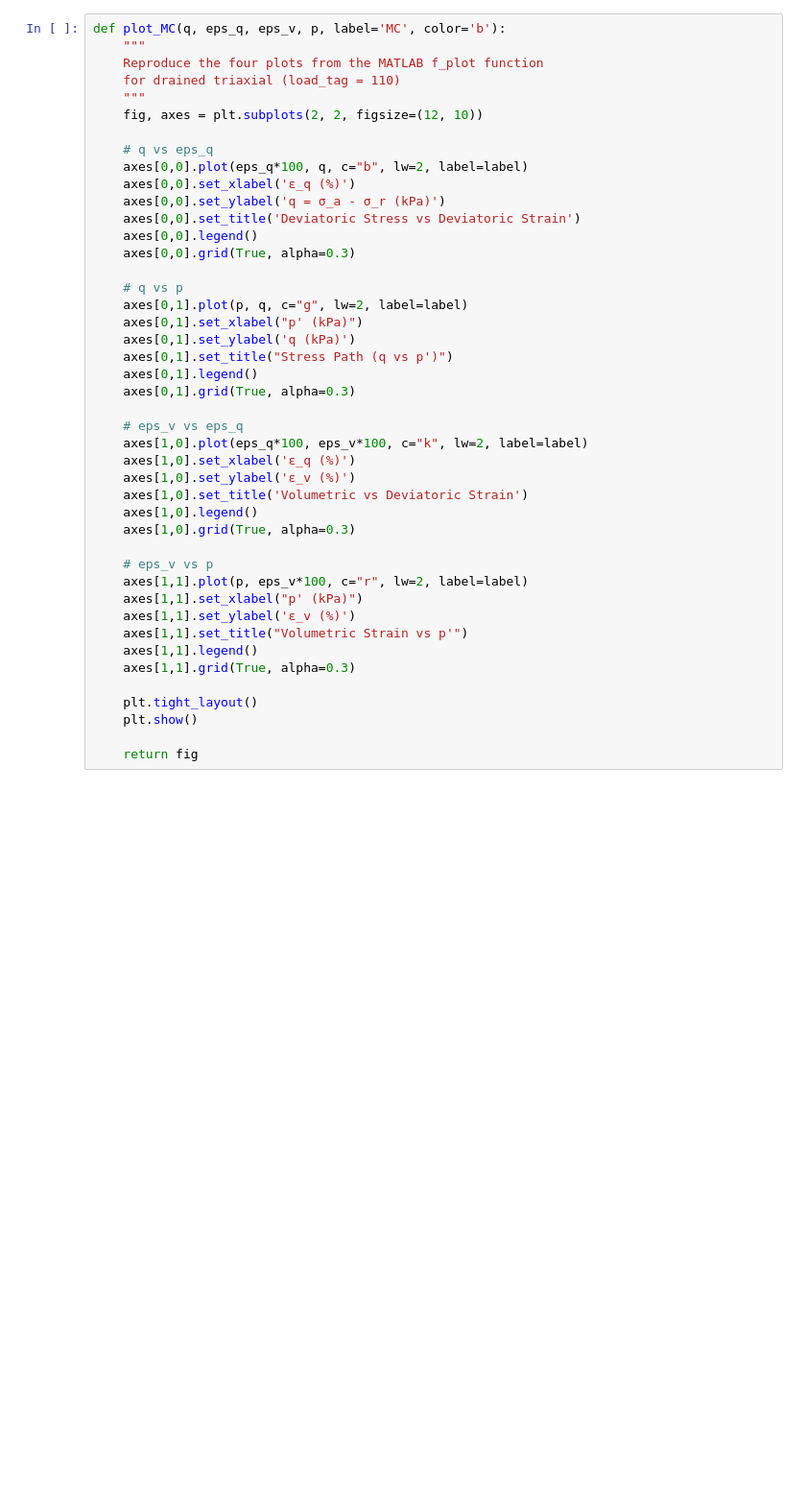
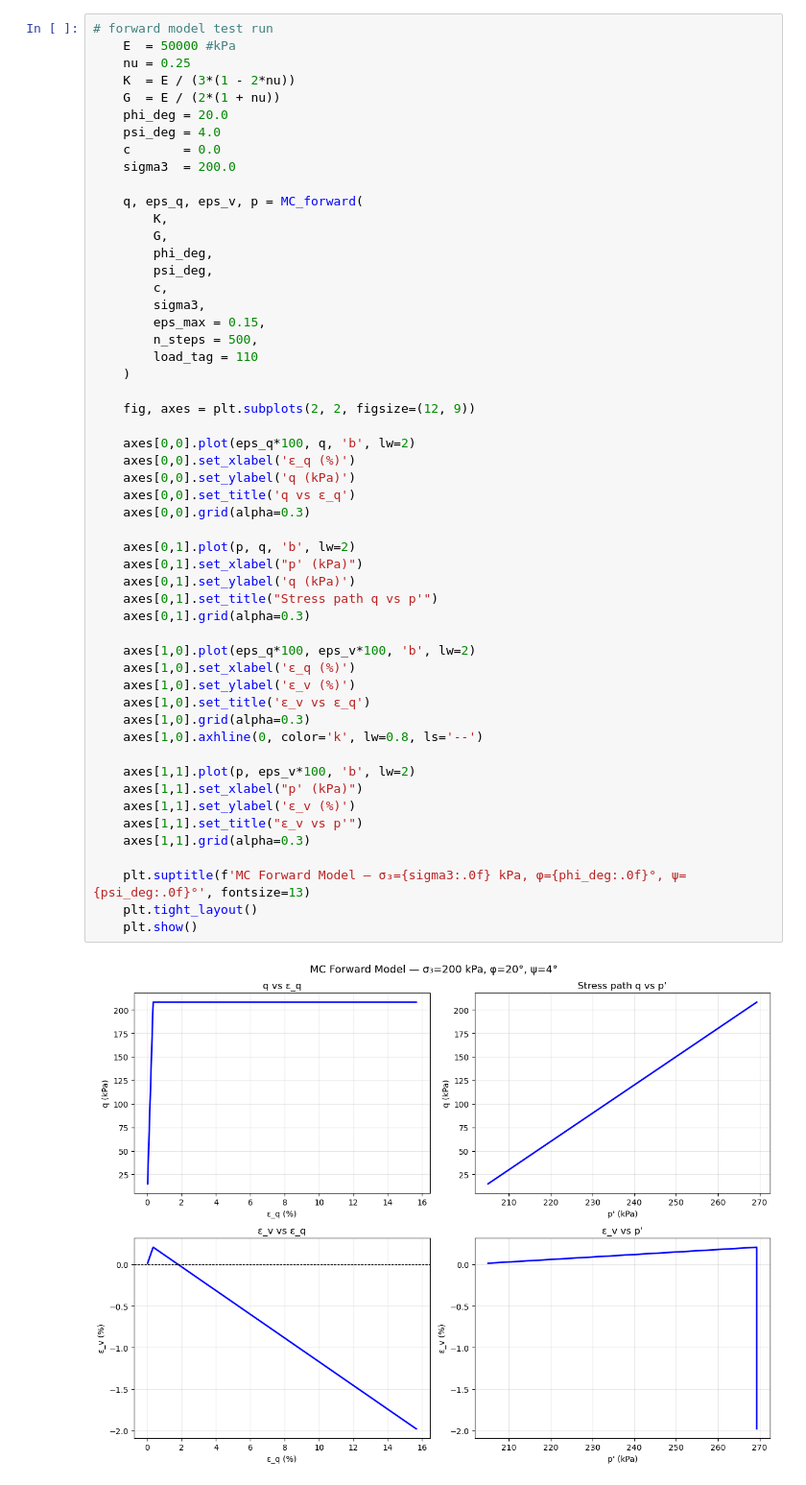
Before and after one commit to lambertnguyen-git/Constitutive-Soil-Models-Inversion-and-Neural-Networks, a Jupyter notebook: ConstitutiveModel_Inversion.ipynb, the cells around one changed output. Shown at 96% size. Saved outputs shown, nothing was run; the diff lists cells and outputs as text; blank space fills up the shorter version.

```diff
--- a/ConstitutiveModel_Inversion.ipynb
+++ b/ConstitutiveModel_Inversion.ipynb
@@ -316,44 +8,55 @@ def MC_forward(K, G, phi_deg, psi_deg, c, sigma3, eps_max=0.25, n_steps=1000):
 # %%
-def plot_MC(q, eps_q, eps_v, p, label='MC', color='b'):
-    """
-    Reproduce the four plots from the MATLAB f_plot function
-    for drained triaxial (load_tag = 110)
-    """
-    fig, axes = plt.subplots(2, 2, figsize=(12, 10))
+# forward model test run
+    E  = 50000 #kPa
+    nu = 0.25
+    K  = E / (3*(1 - 2*nu))
+    G  = E / (2*(1 + nu))
+    phi_deg = 20.0
+    psi_deg = 4.0
+    c       = 0.0
+    sigma3  = 200.0
 
-    # q vs eps_q
-    axes[0,0].plot(eps_q*100, q, c="b", lw=2, label=label)
+    q, eps_q, eps_v, p = MC_forward(
+        K,
+        G,
+        phi_deg,
+        psi_deg,
+        c,
+        sigma3,
+        eps_max = 0.15,
+        n_steps = 500,
+        load_tag = 110
+    )
+
+    fig, axes = plt.subplots(2, 2, figsize=(12, 9))
+
+    axes[0,0].plot(eps_q*100, q, 'b', lw=2)
     axes[0,0].set_xlabel('ε_q (%)')
-    axes[0,0].set_ylabel('q = σ_a - σ_r (kPa)')
-    axes[0,0].set_title('Deviatoric Stress vs Deviatoric Strain')
-    axes[0,0].legend()
-    axes[0,0].grid(True, alpha=0.3)
+    axes[0,0].set_ylabel('q (kPa)')
+    axes[0,0].set_title('q vs ε_q')
+    axes[0,0].grid(alpha=0.3)
 
-    # q vs p
-    axes[0,1].plot(p, q, c="g", lw=2, label=label)
+    axes[0,1].plot(p, q, 'b', lw=2)
     axes[0,1].set_xlabel("p' (kPa)")
     axes[0,1].set_ylabel('q (kPa)')
-    axes[0,1].set_title("Stress Path (q vs p')")
-    axes[0,1].legend()
-    axes[0,1].grid(True, alpha=0.3)
+    axes[0,1].set_title("Stress path q vs p'")
+    axes[0,1].grid(alpha=0.3)
 
-    # eps_v vs eps_q
-    axes[1,0].plot(eps_q*100, eps_v*100, c="k", lw=2, label=label)
+    axes[1,0].plot(eps_q*100, eps_v*100, 'b', lw=2)
     axes[1,0].set_xlabel('ε_q (%)')
     axes[1,0].set_ylabel('ε_v (%)')
-    axes[1,0].set_title('Volumetric vs Deviatoric Strain')
-    axes[1,0].legend()
-    axes[1,0].grid(True, alpha=0.3)
+    axes[1,0].set_title('ε_v vs ε_q')
+    axes[1,0].grid(alpha=0.3)
+    axes[1,0].axhline(0, color='k', lw=0.8, ls='--')
 
-    # eps_v vs p
-    axes[1,1].plot(p, eps_v*100, c="r", lw=2, label=label)
+    axes[1,1].plot(p, eps_v*100, 'b', lw=2)
     axes[1,1].set_xlabel("p' (kPa)")
     axes[1,1].set_ylabel('ε_v (%)')
-    axes[1,1].set_title("Volumetric Strain vs p'")
-    axes[1,1].legend()
-    axes[1,1].grid(True, alpha=0.3)
+    axes[1,1].set_title("ε_v vs p'")
+    axes[1,1].grid(alpha=0.3)
 
+    plt.suptitle(f'MC Forward Model — σ₃={sigma3:.0f} kPa, φ={phi_deg:.0f}°, ψ={psi_deg:.0f}°', fontsize=13)
     plt.tight_layout()
     plt.show()
-
-    return fig
+# %% [output]
+[figure, added]
```
Also changed, not shown: parts of 39 cells of this notebook, 3 other files.
